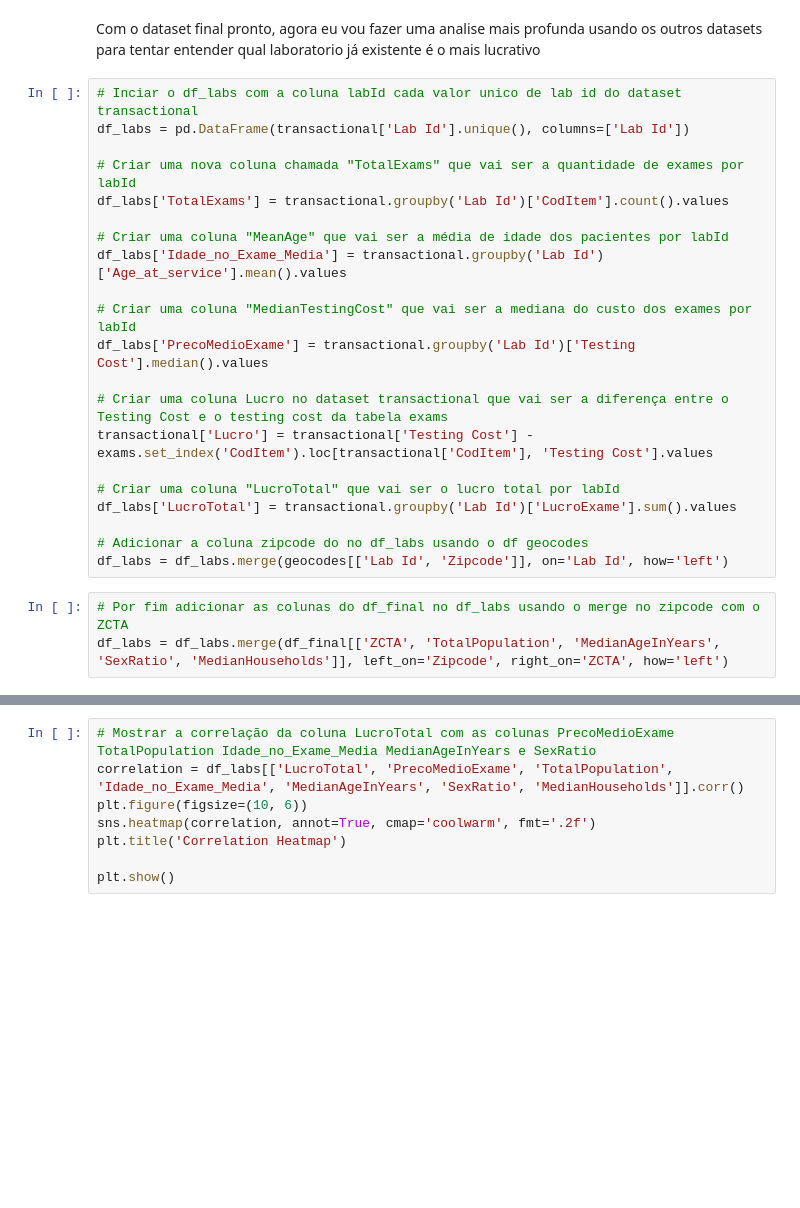
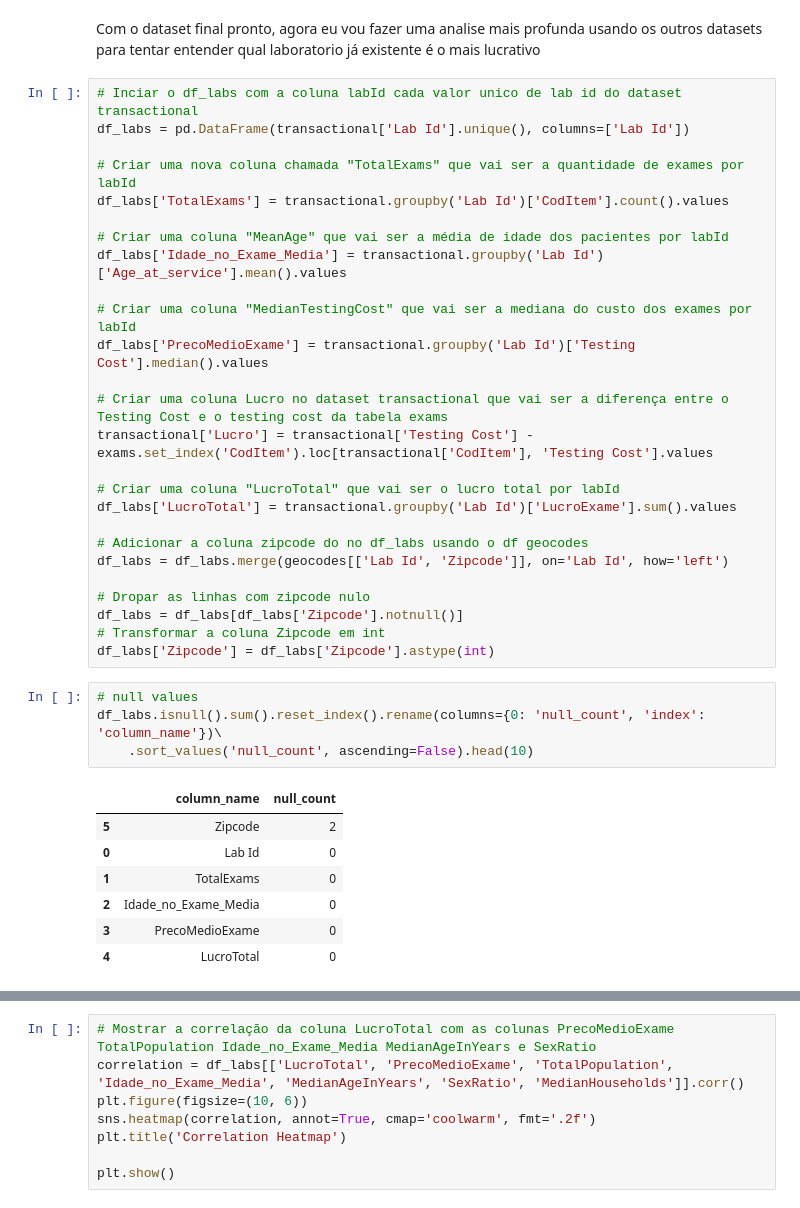
Before and after one commit to Bigodeiro/Crack_the_Data-EloGroup, a Jupyter notebook: Desafio.ipynb, the cells around one changed output, grey strips where cells are left out. Drawn from its saved outputs; the diff is of its cells as text; blank space fills up the shorter version.

```diff
--- a/Desafio.ipynb
+++ b/Desafio.ipynb
@@ -1133,9 +1074,23 @@ df_labs['LucroTotal'] = transactional.groupby('Lab Id')['LucroExame'].sum().valu
 
 # Adicionar a coluna zipcode do no df_labs usando o df geocodes
 df_labs = df_labs.merge(geocodes[['Lab Id', 'Zipcode']], on='Lab Id', how='left')
+
+# Dropar as linhas com zipcode nulo
+df_labs = df_labs[df_labs['Zipcode'].notnull()]
+# Transformar a coluna Zipcode em int
+df_labs['Zipcode'] = df_labs['Zipcode'].astype(int)
-# %%
-# Por fim adicionar as colunas do df_final no df_labs usando o merge no zipcode com o ZCTA
-df_labs = df_labs.merge(df_final[['ZCTA', 'TotalPopulation', 'MedianAgeInYears', 'SexRatio', 'MedianHouseholds']], left_on='Zipcode', right_on='ZCTA', how='left')
+# %%
+# null values
+df_labs.isnull().sum().reset_index().rename(columns={0: 'null_count', 'index': 'column_name'})\
+    .sort_values('null_count', ascending=False).head(10)
+# %% [output]
+|  | column_name | null_count |
+| 5 | Zipcode | 2 |
+| 0 | Lab Id | 0 |
+| 1 | TotalExams | 0 |
+| 2 | Idade_no_Exame_Media | 0 |
+| 3 | PrecoMedioExame | 0 |
+| 4 | LucroTotal | 0 |
 # %%
 df_labs.sort_values('LucroTotal', ascending=False).head(20)
 # %% [output]
```
Also changed, not shown: parts of 40 cells of this notebook, 3 other files.
